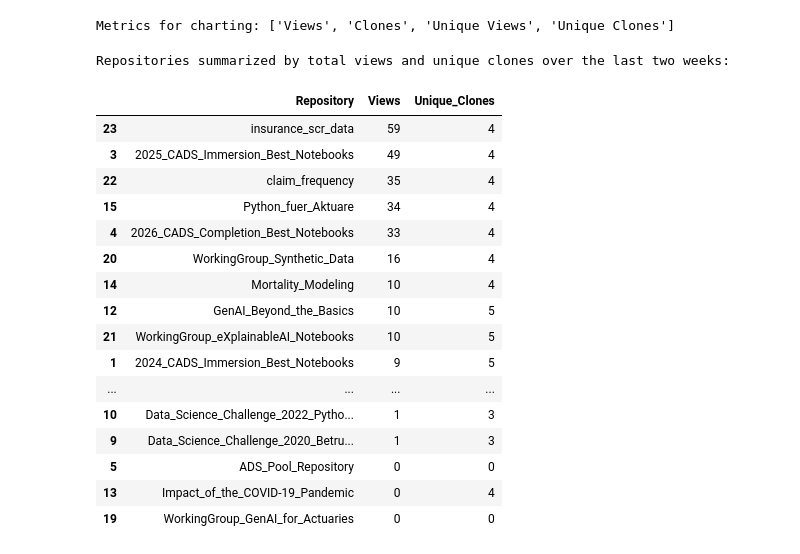
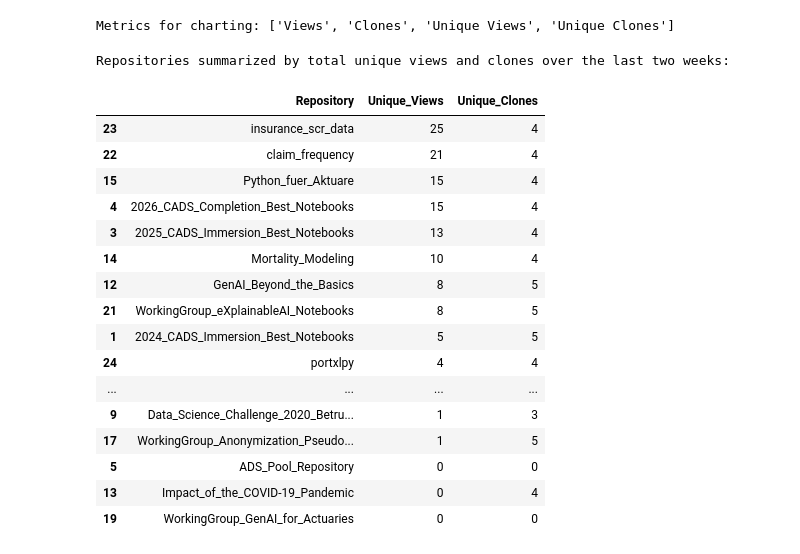
Before and after one commit to DeutscheAktuarvereinigung/.github, a Jupyter notebook: traffic/traffic_analysis.ipynb, the cells around one changed output. Drawn from its saved outputs; the diff is of its cells as text; code cells hidden in the pictures.

Commit message:
replace views by unique views in summary

```diff
--- a/traffic/traffic_analysis.ipynb
+++ b/traffic/traffic_analysis.ipynb
@@ -82,33 +82,33 @@ CSV loaded successfully from: https://raw.githubusercontent.com/DeutscheAktuarve
 | 4 | .github | 2026-05-06 | 0 | 13 | 0 | 8 |
 Metrics for charting: ['Views', 'Clones', 'Unique Views', 'Unique Clones']
 # %%
-# Summarize repositories by total views and unique clones over the two-week period
+# Summarize repositories by total unique views and clones over the two-week period
 repo_views_summary = df_clean_from_csv.groupby('Repository').agg(
-    Views=('Views', 'sum'),
+    Unique_Views=('Unique Views', 'sum'),
     Unique_Clones=('Unique Clones', 'sum')
 ).reset_index()
 
 # Sort by views in descending order
-repo_views_summary = repo_views_summary.sort_values(by='Views', ascending=False)
+repo_views_summary = repo_views_summary.sort_values(by='Unique_Views', ascending=False)
 
-print("Repositories summarized by total views and unique clones over the last two weeks:")
+print("Repositories summarized by total unique views and clones over the last two weeks:")
 display(repo_views_summary)
 # %% [output]
-Repositories summarized by total views and unique clones over the last two weeks:
+Repositories summarized by total unique views and clones over the last two weeks:
-|  | Repository | Views | Unique_Clones |
-| 23 | insurance_scr_data | 59 | 4 |
-| 3 | 2025_CADS_Immersion_Best_Notebooks | 49 | 4 |
-| 22 | claim_frequency | 35 | 4 |
-| 15 | Python_fuer_Aktuare | 34 | 4 |
-| 4 | 2026_CADS_Completion_Best_Notebooks | 33 | 4 |
-| 20 | WorkingGroup_Synthetic_Data | 16 | 4 |
+|  | Repository | Unique_Views | Unique_Clones |
+| 23 | insurance_scr_data | 25 | 4 |
+| 22 | claim_frequency | 21 | 4 |
+| 15 | Python_fuer_Aktuare | 15 | 4 |
+| 4 | 2026_CADS_Completion_Best_Notebooks | 15 | 4 |
+| 3 | 2025_CADS_Immersion_Best_Notebooks | 13 | 4 |
 | 14 | Mortality_Modeling | 10 | 4 |
-| 12 | GenAI_Beyond_the_Basics | 10 | 5 |
-| 21 | WorkingGroup_eXplainableAI_Notebooks | 10 | 5 |
-| 1 | 2024_CADS_Immersion_Best_Notebooks | 9 | 5 |
+| 12 | GenAI_Beyond_the_Basics | 8 | 5 |
+| 21 | WorkingGroup_eXplainableAI_Notebooks | 8 | 5 |
+| 1 | 2024_CADS_Immersion_Best_Notebooks | 5 | 5 |
+| 24 | portxlpy | 4 | 4 |
 | ... | ... | ... | ... |
-| 10 | Data_Science_Challenge_2022_Pytho... | 1 | 3 |
 | 9 | Data_Science_Challenge_2020_Betru... | 1 | 3 |
+| 17 | WorkingGroup_Anonymization_Pseudo... | 1 | 5 |
 | 5 | ADS_Pool_Repository | 0 | 0 |
 | 13 | Impact_of_the_COVID-19_Pandemic | 0 | 4 |
 | 19 | WorkingGroup_GenAI_for_Actuaries | 0 | 0 |
```
